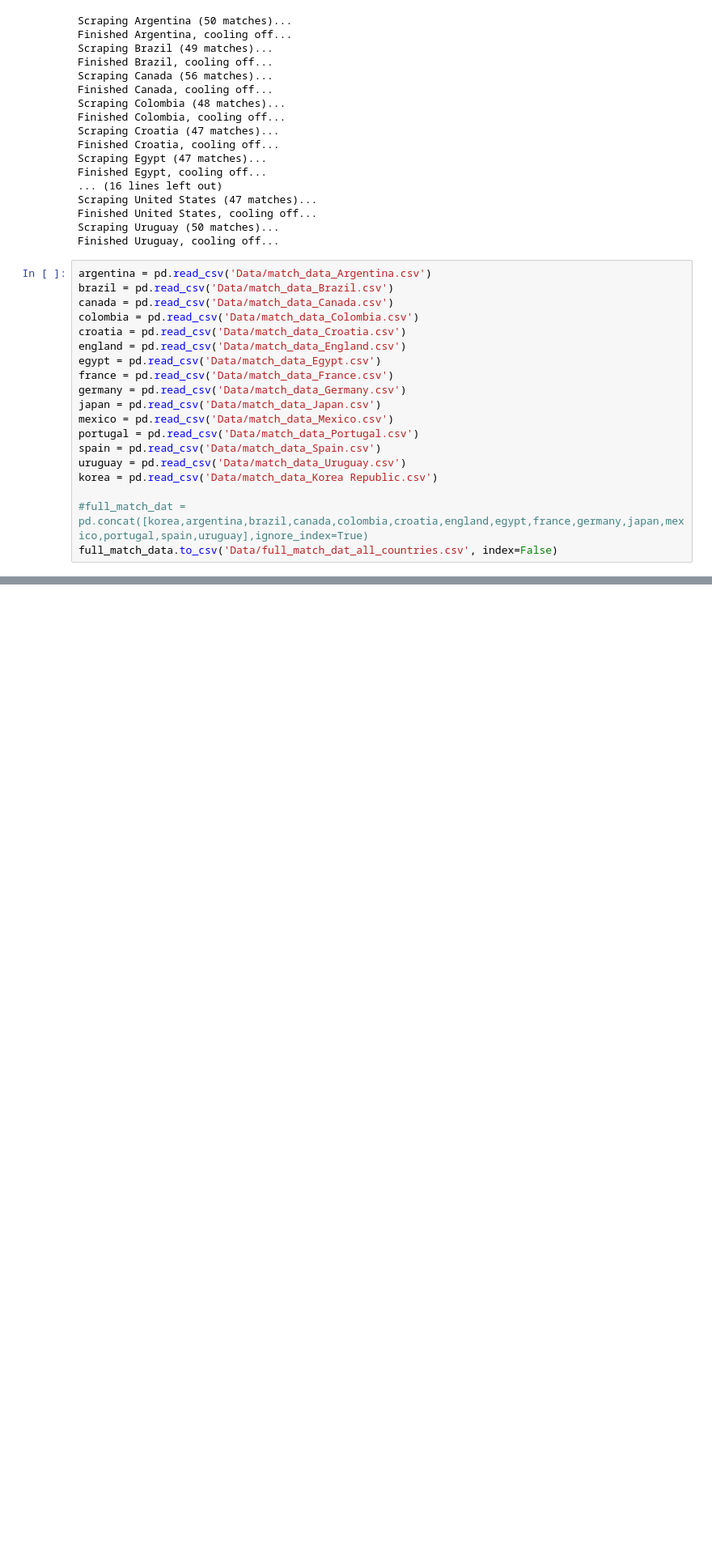
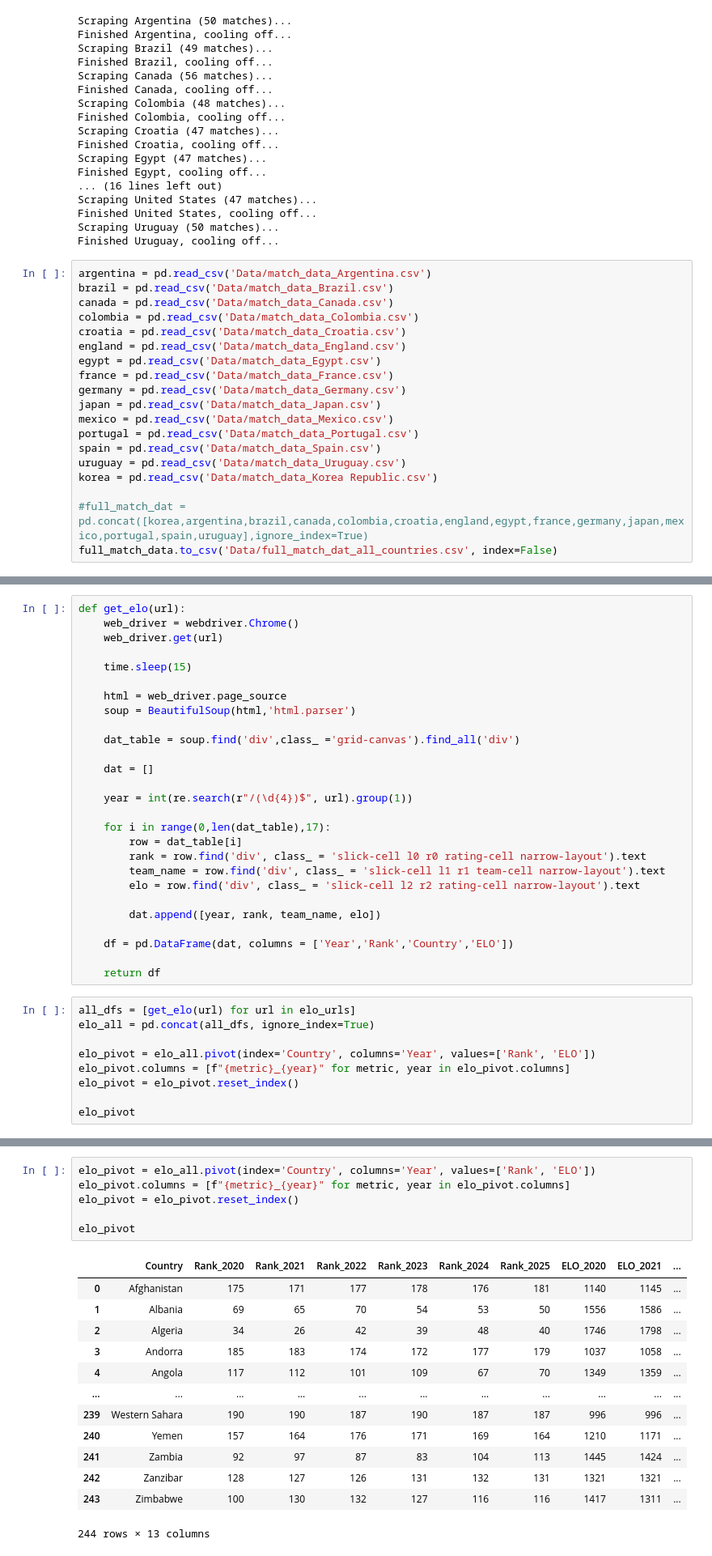
Before and after one commit to nicholaskim1004/World-Cup-Fantasy-Predictor, a Jupyter notebook: webscraper.ipynb, the cells around one changed output, grey strips where cells are left out. Shown at 81% size. Saved outputs shown, nothing was run; the diff lists cells and outputs as text; blank space fills up the shorter version.

Commit message:
scraped the elo and rank for each country
next will make this pretty and convert to csv to use in our model

```diff
--- a/webscraper.ipynb
+++ b/webscraper.ipynb
@@ -1284,0 +1293,36 @@ full_match_data.to_csv('Data/full_match_dat_all_countries.csv', index=False)
+# %%
+def get_elo(url):
+    web_driver = webdriver.Chrome()
+    web_driver.get(url)
+
+    time.sleep(15)
+
+    html = web_driver.page_source
+    soup = BeautifulSoup(html,'html.parser')
+
+    dat_table = soup.find('div',class_ ='grid-canvas').find_all('div')
+
+    dat = []
+
+    year = int(re.search(r"/(\d{4})$", url).group(1))
+
+    for i in range(0,len(dat_table),17):
+        row = dat_table[i]
+        rank = row.find('div', class_ = 'slick-cell l0 r0 rating-cell narrow-layout').text
+        team_name = row.find('div', class_ = 'slick-cell l1 r1 team-cell narrow-layout').text
+        elo = row.find('div', class_ = 'slick-cell l2 r2 rating-cell narrow-layout').text
+
+        dat.append([year, rank, team_name, elo])
+
+    df = pd.DataFrame(dat, columns = ['Year','Rank','Country','ELO'])
+
+    return df
+# %%
+all_dfs = [get_elo(url) for url in elo_urls]
+elo_all = pd.concat(all_dfs, ignore_index=True)
+
+elo_pivot = elo_all.pivot(index='Country', columns='Year', values=['Rank', 'ELO'])
+elo_pivot.columns = [f"{metric}_{year}" for metric, year in elo_pivot.columns]
+elo_pivot = elo_pivot.reset_index()
+
+elo_pivot
@@ -1284,0 +1343,20 @@ full_match_data.to_csv('Data/full_match_dat_all_countries.csv', index=False)
+# %%
+elo_pivot = elo_all.pivot(index='Country', columns='Year', values=['Rank', 'ELO'])
+elo_pivot.columns = [f"{metric}_{year}" for metric, year in elo_pivot.columns]
+elo_pivot = elo_pivot.reset_index()
+
+elo_pivot
+# %% [output]
+|  | Country | Rank_2020 | Rank_2021 | Rank_2022 | Rank_2023 | Rank_2024 | Rank_2025 | ELO_2020 | ELO_2021 | ... |
+| 0 | Afghanistan | 175 | 171 | 177 | 178 | 176 | 181 | 1140 | 1145 | ... |
+| 1 | Albania | 69 | 65 | 70 | 54 | 53 | 50 | 1556 | 1586 | ... |
+| 2 | Algeria | 34 | 26 | 42 | 39 | 48 | 40 | 1746 | 1798 | ... |
+| 3 | Andorra | 185 | 183 | 174 | 172 | 177 | 179 | 1037 | 1058 | ... |
+| 4 | Angola | 117 | 112 | 101 | 109 | 67 | 70 | 1349 | 1359 | ... |
+| ... | ... | ... | ... | ... | ... | ... | ... | ... | ... | ... |
+| 239 | Western Sahara | 190 | 190 | 187 | 190 | 187 | 187 | 996 | 996 | ... |
+| 240 | Yemen | 157 | 164 | 176 | 171 | 169 | 164 | 1210 | 1171 | ... |
+| 241 | Zambia | 92 | 97 | 87 | 83 | 104 | 113 | 1445 | 1424 | ... |
+| 242 | Zanzibar | 128 | 127 | 126 | 131 | 132 | 131 | 1321 | 1321 | ... |
+| 243 | Zimbabwe | 100 | 130 | 132 | 127 | 116 | 116 | 1417 | 1311 | ... |
+244 rows × 13 columns
```
Also changed, not shown: parts of 4 cells of this notebook.
